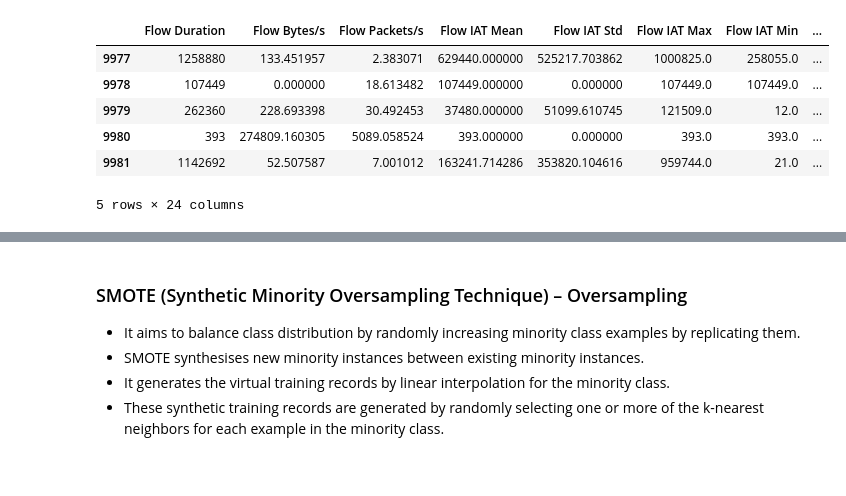
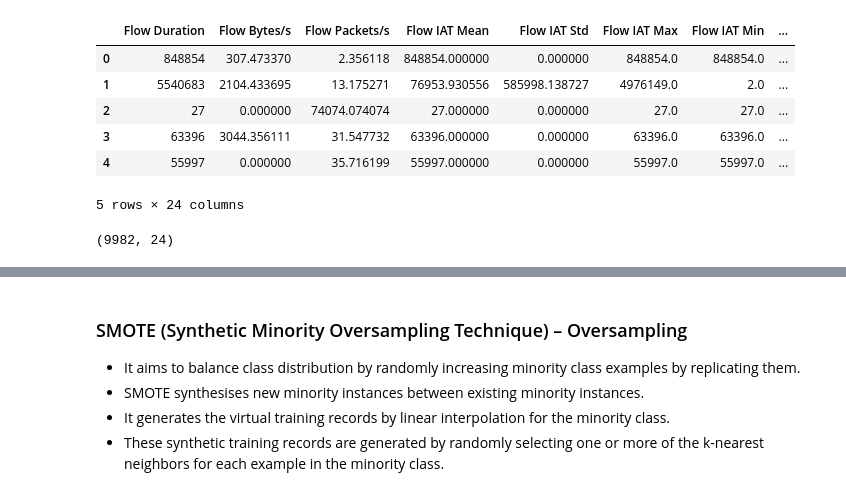
Before and after one commit to nsadawi/Imbalanced-Classification, a Jupyter notebook: Notebooks/SMOTE.ipynb, the cells around one changed output, grey strips where cells are left out. Cells and saved outputs as stored; diff of their text form; code cells hidden in the pictures.

```diff
--- a/Notebooks/SMOTE.ipynb
+++ b/Notebooks/SMOTE.ipynb
@@ -3,12 +3,16 @@ import pandas as pd
 # %%
 data = pd.read_csv('ISCX_Botnet_Labelled.csv')
 # %%
-data.tail()
+data.head()
 # %% [output]
 |  | Flow Duration | Flow Bytes/s | Flow Packets/s | Flow IAT Mean | Flow IAT Std | Flow IAT Max | Flow IAT Min | ... |
-| 9977 | 1258880 | 133.451957 | 2.383071 | 629440.000000 | 525217.703862 | 1000825.0 | 258055.0 | ... |
-| 9978 | 107449 | 0.000000 | 18.613482 | 107449.000000 | 0.000000 | 107449.0 | 107449.0 | ... |
-| 9979 | 262360 | 228.693398 | 30.492453 | 37480.000000 | 51099.610745 | 121509.0 | 12.0 | ... |
-| 9980 | 393 | 274809.160305 | 5089.058524 | 393.000000 | 0.000000 | 393.0 | 393.0 | ... |
-| 9981 | 1142692 | 52.507587 | 7.001012 | 163241.714286 | 353820.104616 | 959744.0 | 21.0 | ... |
+| 0 | 848854 | 307.473370 | 2.356118 | 848854.000000 | 0.000000 | 848854.0 | 848854.0 | ... |
+| 1 | 5540683 | 2104.433695 | 13.175271 | 76953.930556 | 585998.138727 | 4976149.0 | 2.0 | ... |
+| 2 | 27 | 0.000000 | 74074.074074 | 27.000000 | 0.000000 | 27.0 | 27.0 | ... |
+| 3 | 63396 | 3044.356111 | 31.547732 | 63396.000000 | 0.000000 | 63396.0 | 63396.0 | ... |
+| 4 | 55997 | 0.000000 | 35.716199 | 55997.000000 | 0.000000 | 55997.0 | 55997.0 | ... |
 5 rows × 24 columns
+# %%
+data.shape
+# %% [output]
+(9982, 24)
```
Also changed, not shown: parts of 16 cells of this notebook, 6 other files.
